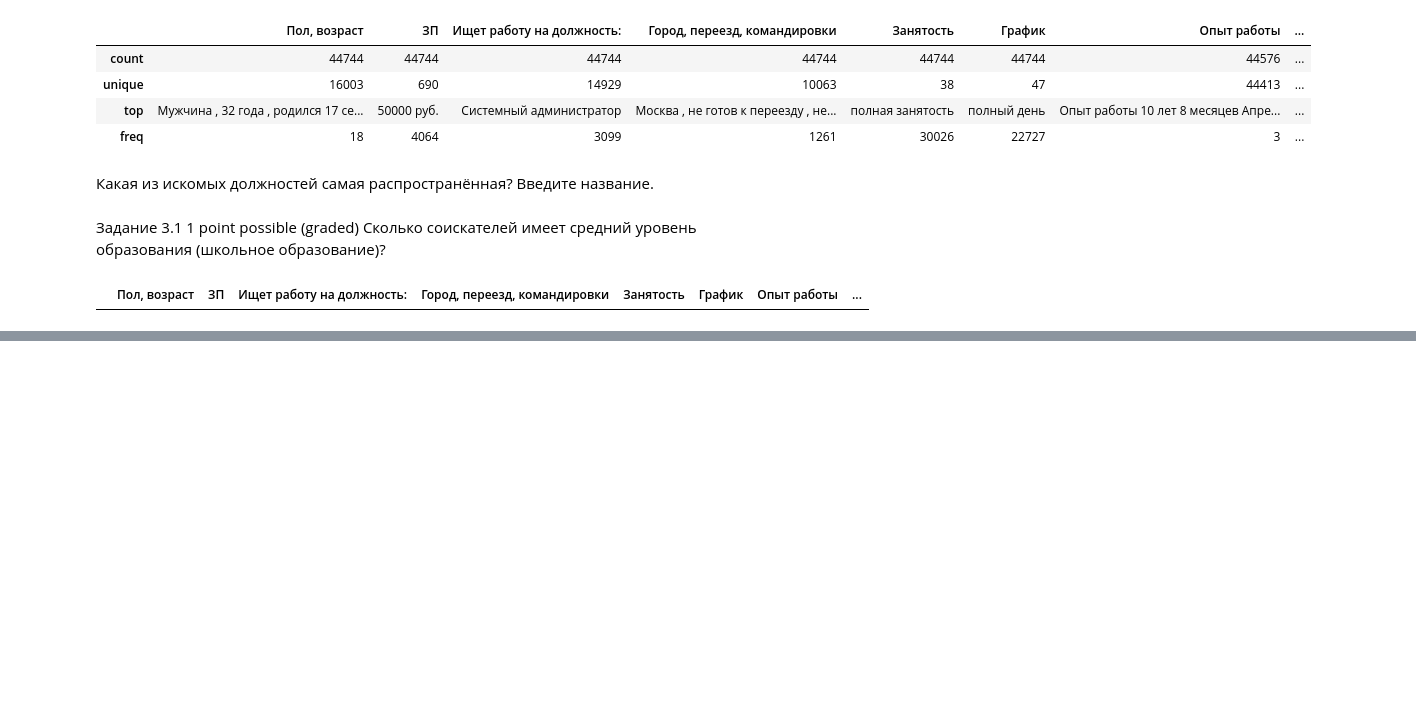
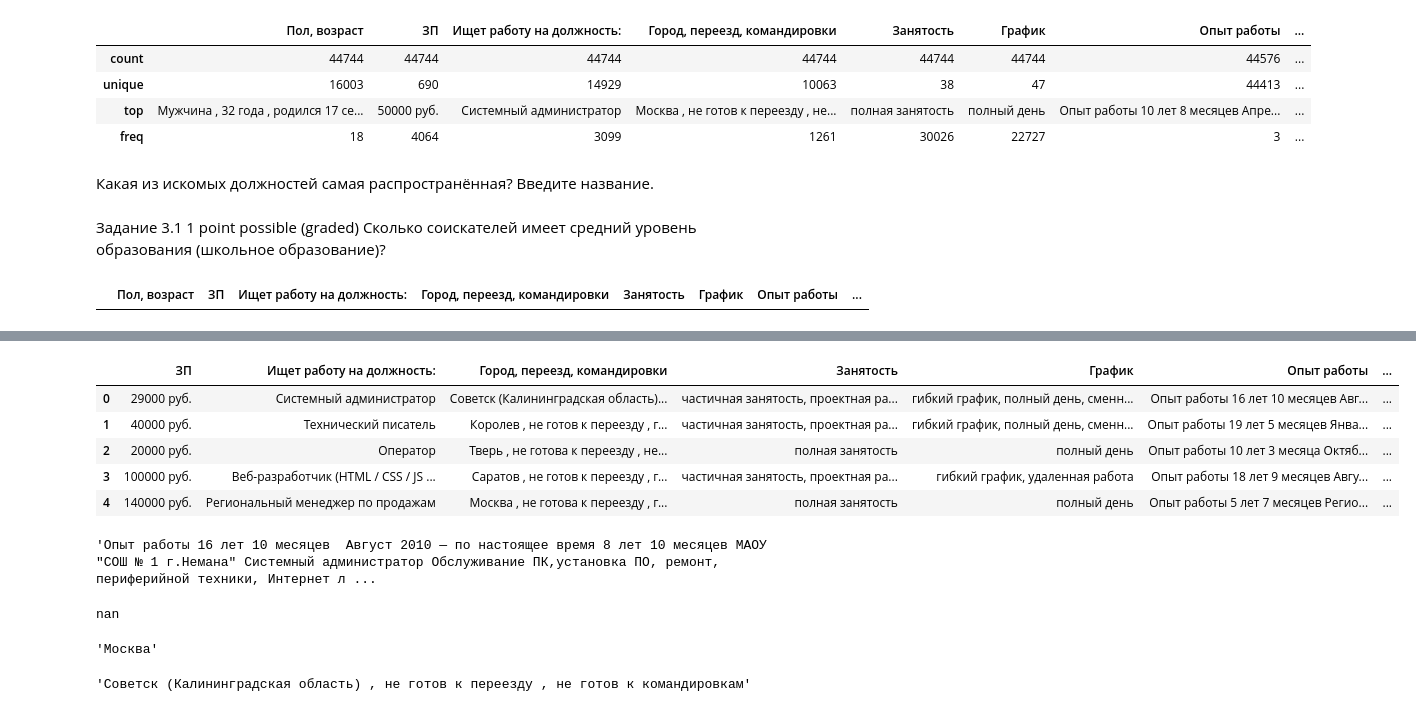
Before and after one commit to Jopel003/My_homework, a Jupyter notebook: 2. PROJECT-1/Sketch.ipynb, the cells around one changed output, grey strips where cells are left out. Saved outputs shown, nothing was run; the diff lists cells and outputs as text; code cells hidden in the pictures; blank space fills up the shorter version.

```diff
--- a/2. PROJECT-1/Sketch.ipynb
+++ b/2. PROJECT-1/Sketch.ipynb
@@ -102,0 +114,15 @@ HHData[HHData['Образование и ВУЗ'] == '%кол%']
+# %%
+def type_education(arg):
+    arg = arg.split()[:3]
+    if arg[0] == 'Высшее':
+        return 'Высшее'
+    elif arg[0] == 'Неоконченное':
+        return 'Неоконченное высшее'
+    elif arg[0] == 'Среднее' and arg[1] == 'специальное':
+        return 'Среднее специальное'
+    elif arg[0] == 'Среднее' and arg[1] == 'образование':
+        return 'Среднее'
+    else: return 'Не указано'
+HHData['Образование'] = HHData['Образование и ВУЗ'].apply(type_education)
+# %%
+HHData = HHData.drop('Образование и ВУЗ', axis = 'columns')
@@ -102,0 +146,6 @@ HHData[HHData['Образование и ВУЗ'] == '%кол%']
+# %%
+HHData['Пол'] = HHData['Пол, возраст'].apply(lambda sex: 'М' if 'Мужчина' in sex else 'Ж').astype('category') # присвоили признак Пол, и сделаем признак категориальным
+HHData['Возраст'] = HHData['Пол, возраст'].apply(lambda age: age.split()[2] ).astype('int') # присвоили признак возраст, сразу в значении int
+HHData = HHData.drop('Пол, возраст', axis = 'columns') # убираем ненужный столбец
+display('процентов женских резюме', round(HHData['Пол'].value_counts(normalize=True)['Ж'] * 100 ,2))
+display('средний возраст соискателей', round(HHData['Возраст'].mean(),2))
@@ -102,0 +157,13 @@ HHData[HHData['Образование и ВУЗ'] == '%кол%']
+# %%
+HHData.head()
+# %% [output]
+|  | ЗП | Ищет работу на должность: | Город, переезд, командировки | Занятость | График | Опыт работы | ... |
+| 0 | 29000 руб. | Системный администратор | Советск (Калининградская область)... | частичная занятость, проектная ра... | гибкий график, полный день, сменн... | Опыт работы 16 лет 10 месяцев Авг... | ... |
+| 1 | 40000 руб. | Технический писатель | Королев , не готов к переезду , г... | частичная занятость, проектная ра... | гибкий график, полный день, сменн... | Опыт работы 19 лет 5 месяцев Янва... | ... |
+| 2 | 20000 руб. | Оператор | Тверь , не готова к переезду , не... | полная занятость | полный день | Опыт работы 10 лет 3 месяца Октяб... | ... |
+| 3 | 100000 руб. | Веб-разработчик (HTML / CSS / JS ... | Саратов , не готов к переезду , г... | частичная занятость, проектная ра... | гибкий график, удаленная работа | Опыт работы 18 лет 9 месяцев Авгу... | ... |
+| 4 | 140000 руб. | Региональный менеджер по продажам | Москва , не готова к переезду , г... | полная занятость | полный день | Опыт работы 5 лет 7 месяцев Регио... | ... |
+# %%
+HHData['Опыт работы'][0]
+# %% [output]
+'Опыт работы 16 лет 10 месяцев  Август 2010 — по настоящее время 8 лет 10 месяцев МАОУ "СОШ № 1 г.Немана" Системный администратор Обслуживание ПК,установка ПО, ремонт, периферийной техники, Интернет л ...
@@ -102,0 +186,5 @@ HHData[HHData['Образование и ВУЗ'] == '%кол%']
+# %%
+a = np.nan
+print(get_experience(a))
+# %% [output]
+nan
@@ -102,0 +204,8 @@ HHData[HHData['Образование и ВУЗ'] == '%кол%']
+# %%
+display(get_sity(HHData ['Город, переезд, командировки'][4]))
+# %% [output]
+'Москва'
+# %%
+HHData['Город, переезд, командировки'][0]
+# %% [output]
+'Советск (Калининградская область) , не готов к переезду , не готов к командировкам'
```
Also changed, not shown: parts of 23 cells of this notebook, 5 other files.
